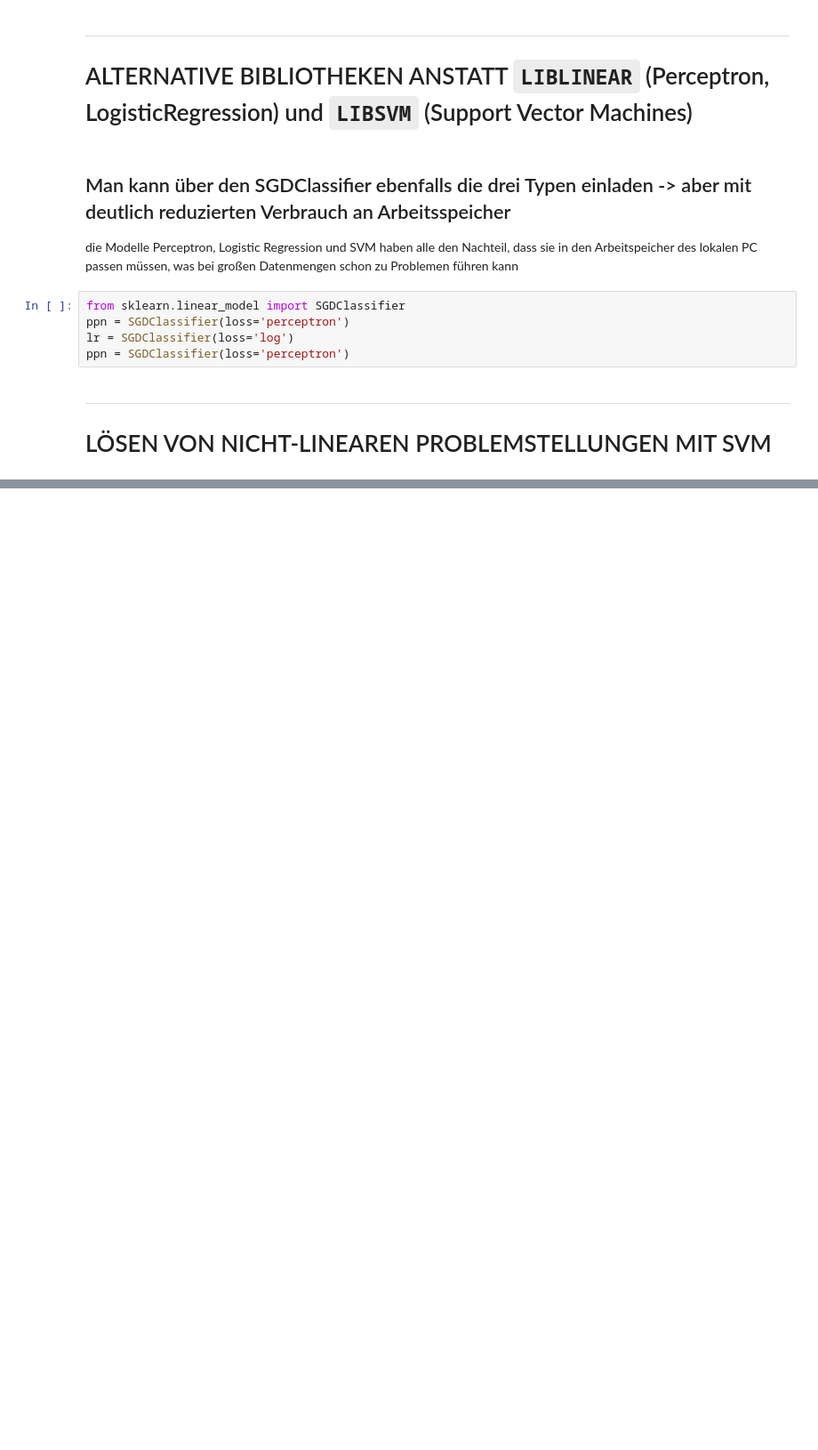
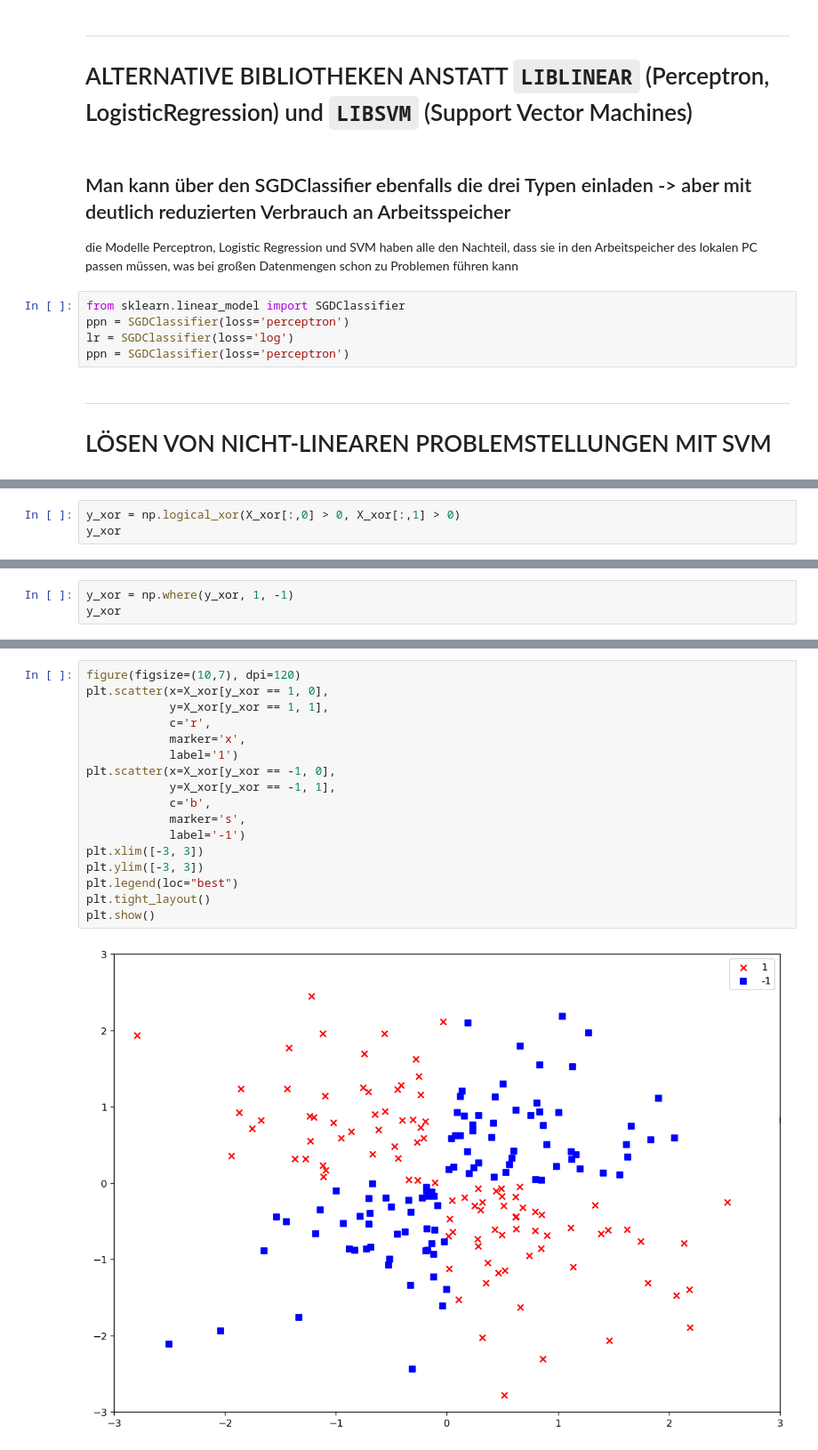
Before and after one commit to asw-analytics/ml_with_python, a Jupyter notebook: sklearn_SVM_classification_on_iris_dataset.ipynb, the cells around one changed output, grey strips where cells are left out. Shown at 89% size. Saved outputs shown, nothing was run; the diff lists cells and outputs as text; blank space fills up the shorter version.

```diff
--- a/sklearn_SVM_classification_on_iris_dataset.ipynb
+++ b/sklearn_SVM_classification_on_iris_dataset.ipynb
@@ -143,0 +162,3 @@ ppn = SGDClassifier(loss='perceptron')
+# %%
+y_xor = np.logical_xor(X_xor[:,0] > 0, X_xor[:,1] > 0)
+y_xor
@@ -143,0 +183,3 @@ ppn = SGDClassifier(loss='perceptron')
+# %%
+y_xor = np.where(y_xor, 1, -1)
+y_xor
@@ -143,0 +204,19 @@ ppn = SGDClassifier(loss='perceptron')
+# %%
+figure(figsize=(10,7), dpi=120)
+plt.scatter(x=X_xor[y_xor == 1, 0],
+            y=X_xor[y_xor == 1, 1],
+            c='r',
+            marker='x',
+            label='1')
+plt.scatter(x=X_xor[y_xor == -1, 0],
+            y=X_xor[y_xor == -1, 1],
+            c='b',
+            marker='s',
+            label='-1')
+plt.xlim([-3, 3])
+plt.ylim([-3, 3])
+plt.legend(loc="best")
+plt.tight_layout()
+plt.show()
+# %% [output]
+[figure, added]
```
Also changed, not shown: parts of 16 cells of this notebook.
